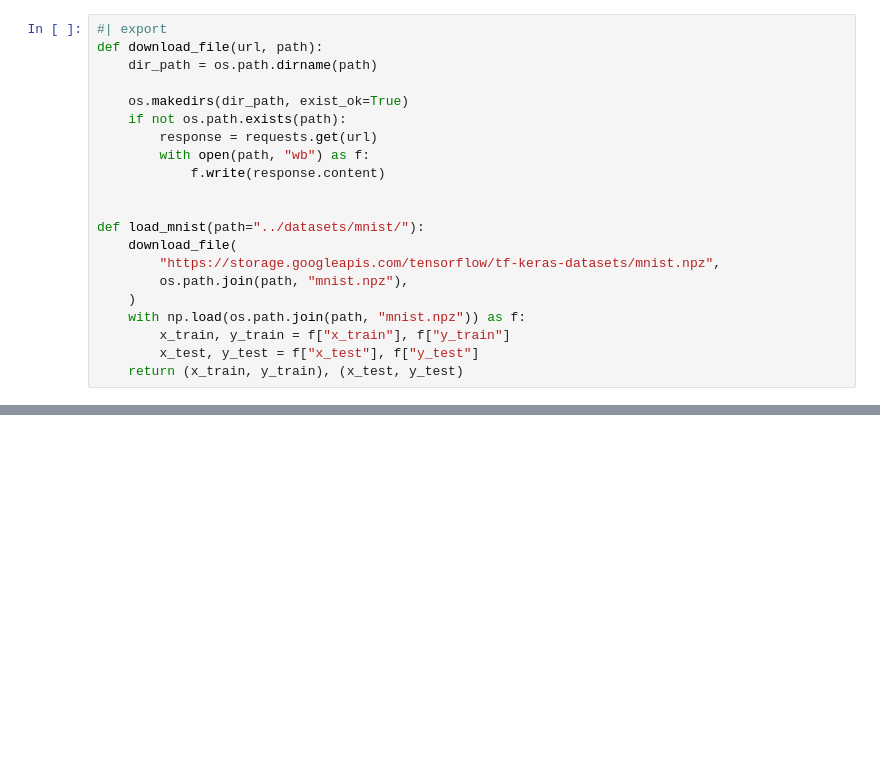
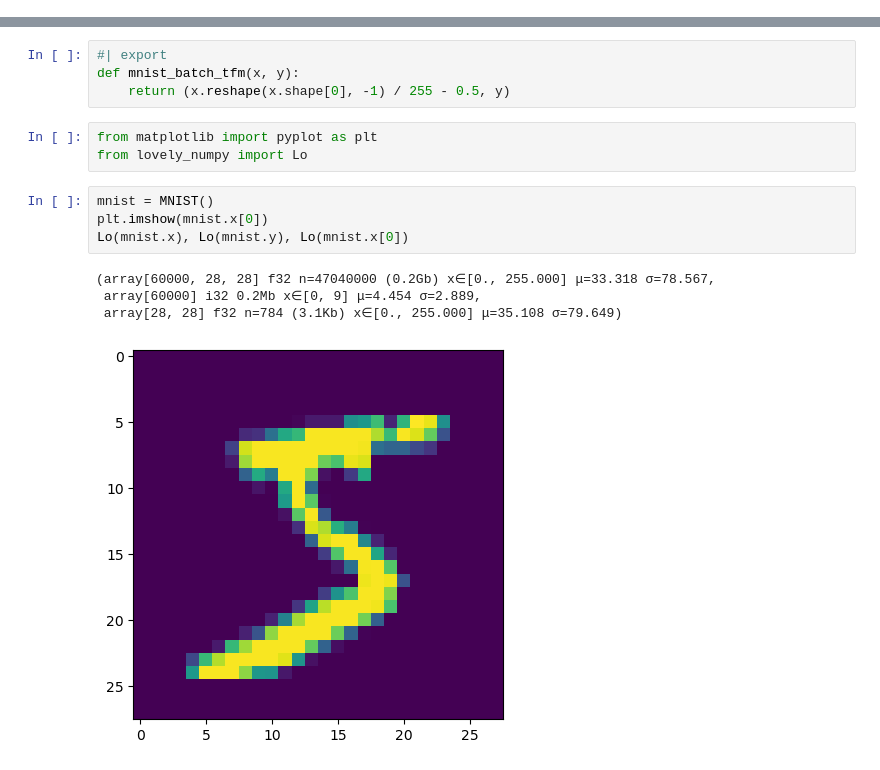
Before and after one commit to xl0/tidygrad, a Jupyter notebook: nbs/11_utils.datasets.ipynb, the cells around one changed output, grey strips where cells are left out. Saved outputs shown, nothing was run; the diff lists cells and outputs as text; blank space fills up the shorter version.

```diff
--- a/nbs/11_utils.datasets.ipynb
+++ b/nbs/11_utils.datasets.ipynb
@@ -16,21 +14,0 @@ from matplotlib import pyplot as plt
-# %%
-#| export
-def download_file(url, path):
-    dir_path = os.path.dirname(path)
-
-    os.makedirs(dir_path, exist_ok=True)
-    if not os.path.exists(path):
-        response = requests.get(url)
-        with open(path, "wb") as f:
-            f.write(response.content)
-
-
-def load_mnist(path="../datasets/mnist/"):
-    download_file(
-        "https://storage.googleapis.com/tensorflow/tf-keras-datasets/mnist.npz",
-        os.path.join(path, "mnist.npz"),
-    )
-    with np.load(os.path.join(path, "mnist.npz")) as f:
-        x_train, y_train = f["x_train"], f["y_train"]
-        x_test, y_test = f["x_test"], f["y_test"]
-    return (x_train, y_train), (x_test, y_test)
@@ -45,0 +68,16 @@ plt.imshow(x_train[0], cmap="gray");
+# %%
+#| export
+def mnist_batch_tfm(x, y):
+    return (x.reshape(x.shape[0], -1) / 255 - 0.5, y)
+# %%
+from matplotlib import pyplot as plt
+from lovely_numpy import Lo
+# %%
+mnist = MNIST()
+plt.imshow(mnist.x[0])
+Lo(mnist.x), Lo(mnist.y), Lo(mnist.x[0])
+# %% [output]
+(array[60000, 28, 28] f32 n=47040000 (0.2Gb) x∈[0., 255.000] μ=33.318 σ=78.567,
+ array[60000] i32 0.2Mb x∈[0, 9] μ=4.454 σ=2.889,
+ array[28, 28] f32 n=784 (3.1Kb) x∈[0., 255.000] μ=35.108 σ=79.649)
+[figure, added]
```
Also changed, not shown: parts of 6 cells of this notebook, 9 other files.
